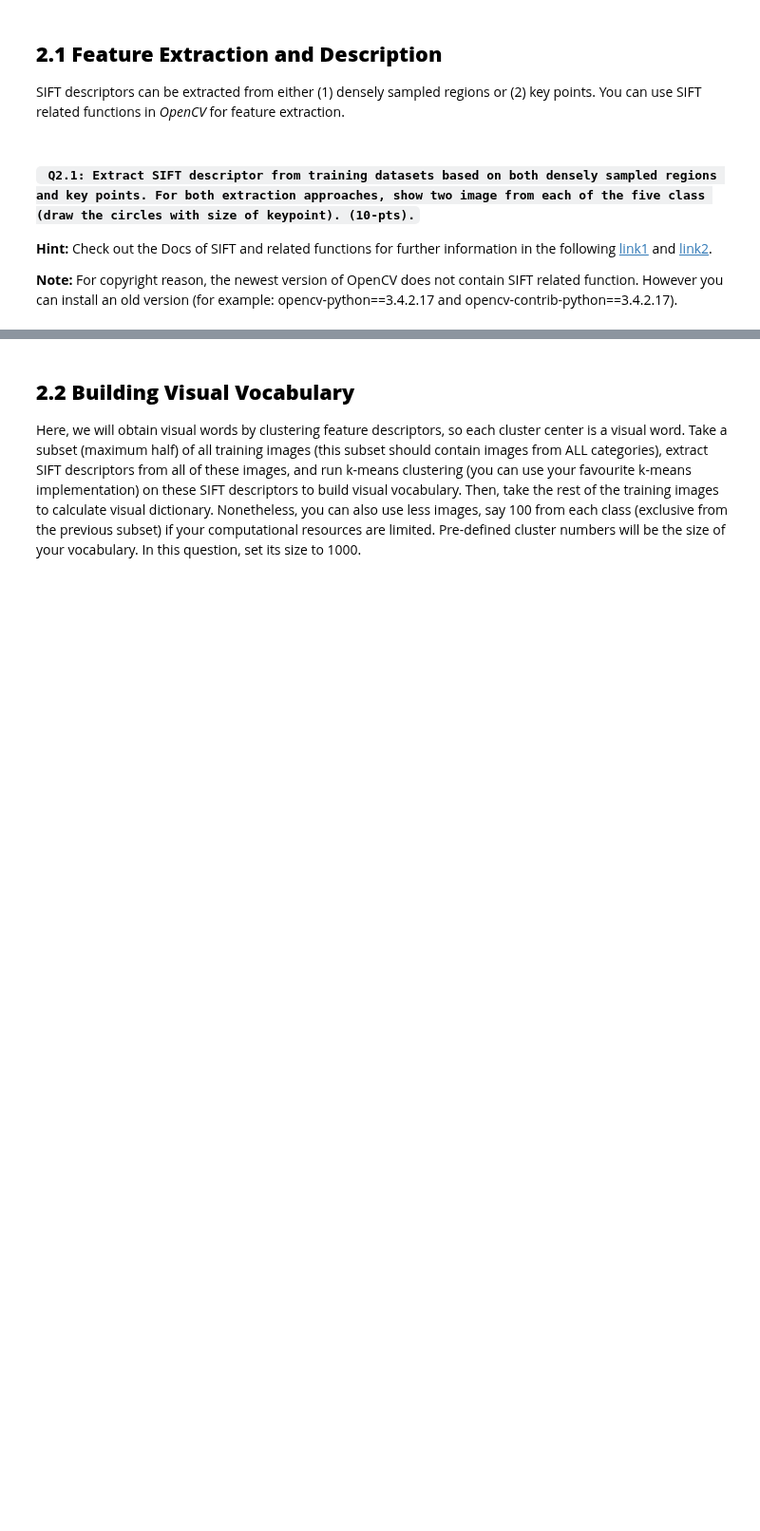
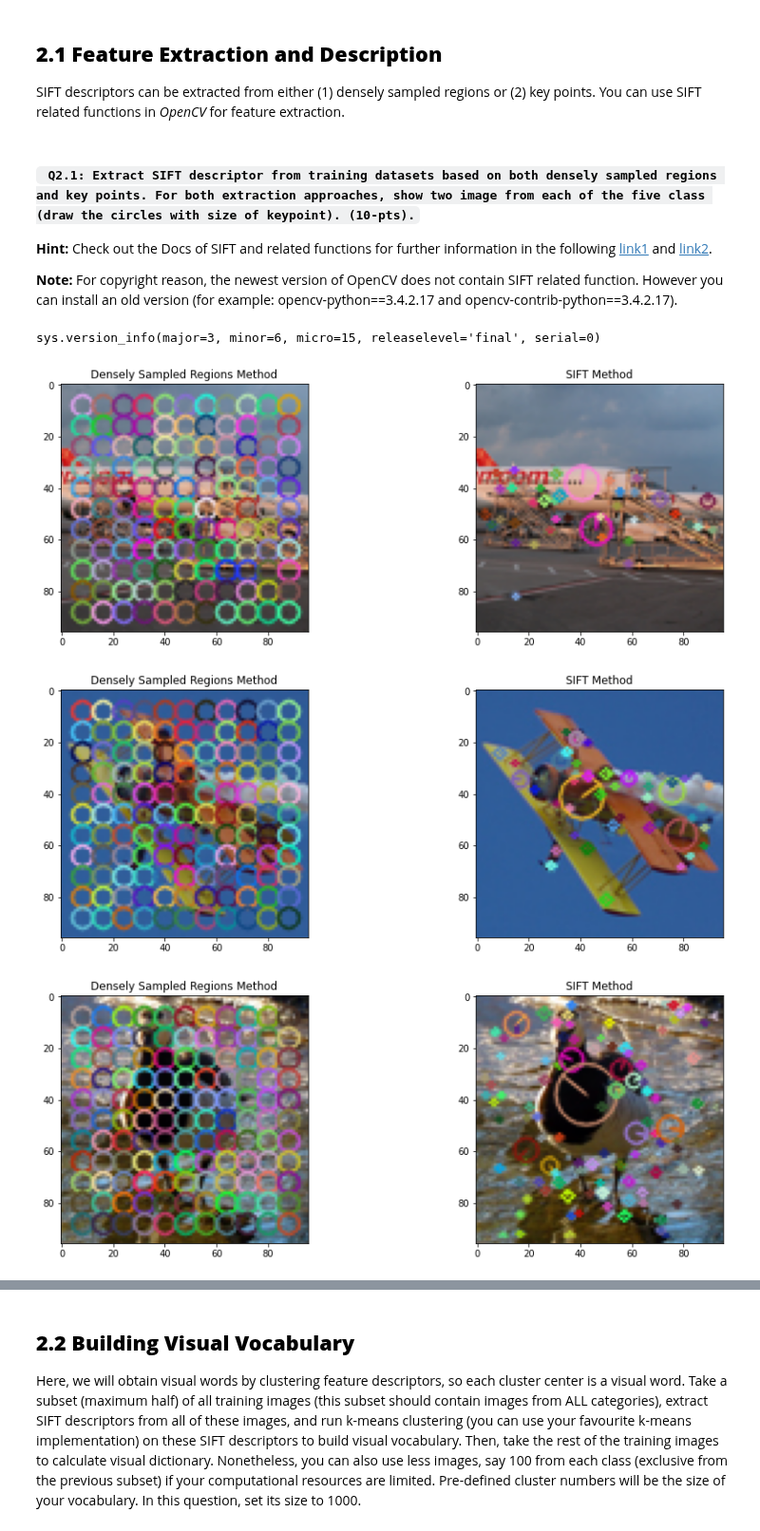
Before and after one commit to joangog/computer-vision-1, a Jupyter notebook: Final_Lab_Part_1/FinalLab_part1.ipynb, the cells around one changed output, grey strips where cells are left out. Shown at 95% size. Cells and saved outputs as stored; diff of their text form; code cells hidden in the pictures; blank space fills up the shorter version.

```diff
--- a/Final_Lab_Part_1/FinalLab_part1.ipynb
+++ b/Final_Lab_Part_1/FinalLab_part1.ipynb
@@ -108,38 +108,44 @@ relevant_classes = np.array([1, 2, 9, 7, 3])
 
 images, labels = keep_relevant_images(allimages, alllabels, relevant_classes)
 
-airplane_images = keep_relevant_images(images, labels, 1)[0]
-bird_images = keep_relevant_images(images, labels, np.array([2]))[0]
-car_images = keep_relevant_images(images, labels, np.array([3]))[0]
-horse_images = keep_relevant_images(images, labels, np.array([7]))[0]
-ship_images = keep_relevant_images(images, labels, np.array([9]))[0]
+airplanes = keep_relevant_images(images, labels, 1)[0]
+birds = keep_relevant_images(images, labels, np.array([2]))[0]
+cars = keep_relevant_images(images, labels, np.array([3]))[0]
+horses = keep_relevant_images(images, labels, np.array([7]))[0]
+ships = keep_relevant_images(images, labels, np.array([9]))[0]
+# %% [output]
+sys.version_info(major=3, minor=6, micro=15, releaselevel='final', serial=0)
 # %%
 def Keypoints_DSR(img):
     sift = cv2.xfeatures2d.SIFT_create()
     # image is 96x96 so take points with stride 8
     keypoints = [cv2.KeyPoint(x, y, 8) for y in range(8, 96, 8) for x in range(8, 96, 8)]
     descriptors = sift.compute(img, keypoints)
 #     kpimage=cv2.drawKeypoints(img,keypoints, None, flags=cv2.DrawMatchesFlags_DRAW_RICH_KEYPOINTS)
 #     plot_image(kpimage)
     return keypoints, descriptors
 
 def Keypoints_SIFT(img):
     sift = cv2.xfeatures2d.SIFT_create()
     keypoints, descriptors = sift.detectAndCompute(img, None)
 #     kpimage=cv2.drawKeypoints(img,keypoints, None, flags=cv2.DrawMatchesFlags_DRAW_RICH_KEYPOINTS)
 #     plot_image(kpimage)
     return keypoints, descriptors
 
 def Keypoints_DEMO():
-    DEMO_images = [*airplane_images[:2], *bird_images[:2], *car_images[:2], *horse_images[:2], *ship_images[:2]]
+    DEMO_images = [*airplanes[:2], *birds[:2], *cars[:2], *horses[:2], *ships[:2]]
     for img in DEMO_images:
         DSR_kp, DSR_des = Keypoints_DSR(img)
         SIFT_kp, SIFT_des = Keypoints_SIFT(img)
         fig, (ax1, ax2) = plt.subplots(1, 2, figsize = (15, 5))
         fig1 = ax1.imshow(cv2.drawKeypoints(img,DSR_kp, None, flags=cv2.DrawMatchesFlags_DRAW_RICH_KEYPOINTS))
         fig2 = ax2.imshow(cv2.drawKeypoints(img,SIFT_kp, None, flags=cv2.DrawMatchesFlags_DRAW_RICH_KEYPOINTS))
         ax1.set_title('Densely Sampled Regions Method')
         ax2.set_title('SIFT Method')
         plt.show()
 
 Keypoints_DEMO()
+# %% [output]
+[figure, added]
+[figure, added]
+[figure, added]
```
Also changed, not shown: parts of 3 cells of this notebook.
